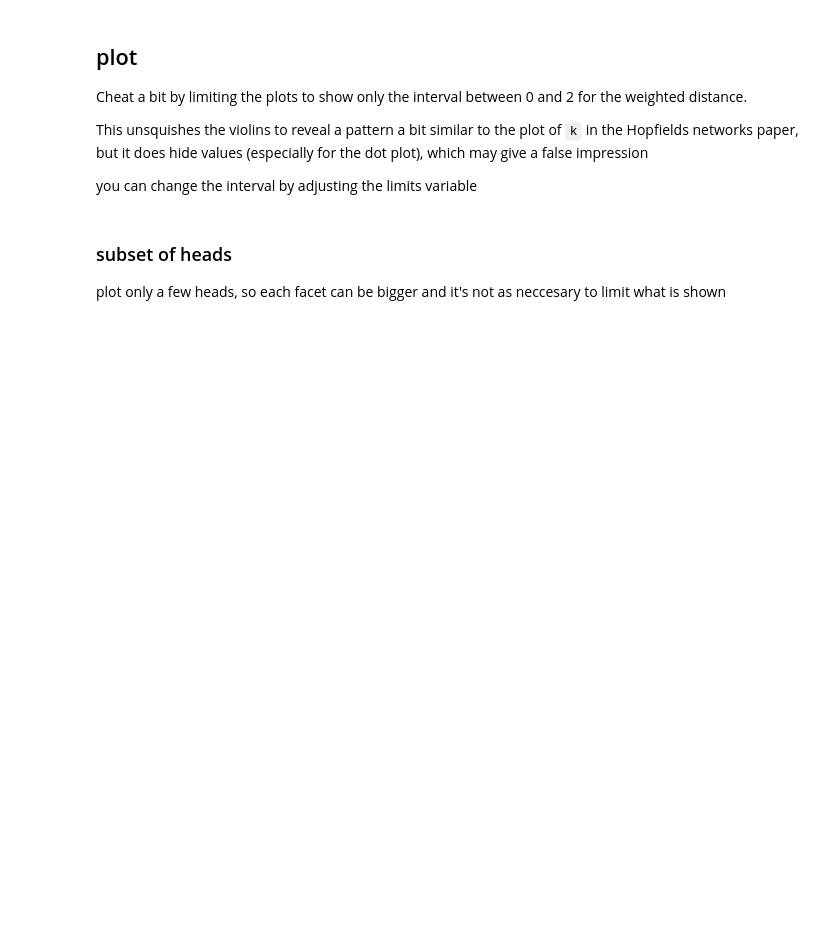
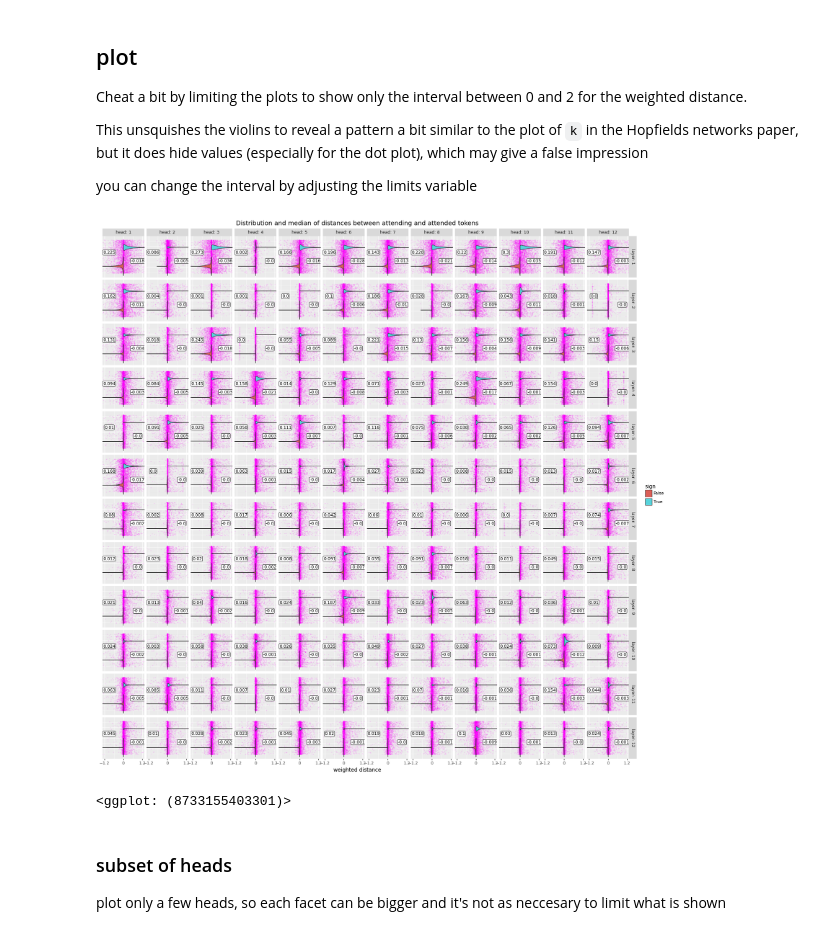
Before and after one commit to martijnvanbeers/nlp-attribution-notebooks, a Jupyter notebook: attention_viz-weighted_distance.ipynb, the cells around one changed output. Cells and saved outputs as stored; diff of their text form; code cells hidden in the pictures; blank space fills up the shorter version.

Commit message:
Stop using absolute distance

```diff
--- a/attention_viz-weighted_distance.ipynb
+++ b/attention_viz-weighted_distance.ipynb
@@ -110,6 +149,7 @@ for sentence, toklist in enumerate(att_mask.tolist()):
 # %% [markdown]
 ### calculate the weighted distances and their median per head
 # %%
-df['distance'] = (df['from_token'] - df['to_token']).abs()
+df['distance'] = (df['from_token'] - df['to_token'])
+df['sign'] = df['distance'] > 0
 # %%
 display(df)
@@ -121,7 +193,7 @@ with pd.option_context("max_rows", None):
 # %%
 df['weighted'] = df['distance'] * df['attention_fraction']
 # %%
-g = df.groupby(['layer', 'head'])
+g = df.groupby(['layer', 'head', 'sign'])
 median_dist = (g['weighted'].median()).reset_index().round(3)
 # %%
 display(median_dist)
@@ -136,22 +222,26 @@ paper, but it does hide values (especially for the dot plot), which may give a f
 you can change the interval by adjusting the limits variable
 # %%
 # plot it!
-limits = (0, 2)
+limits = (-1.2, 1.2)
 plotnine.options.figure_size = (20, 20)
 (ggplot(df, aes(1, "weighted"))  +
      geom_jitter(height=0, size=0.1, alpha=0.1, color="magenta") +
-     geom_violin(fill="lightblue") +
-     geom_label(data=median_dist, mapping=aes(x=1.2, y=limits[1] * .75, label="weighted")) +
+     geom_violin(mapping=aes(fill="sign")) +
+     geom_label(data=median_dist[median_dist['sign'] == True], mapping=aes(x=1.1, y=limits[0] * .75, label="weighted"), label_padding=0.1, size=9) +
+     geom_label(data=median_dist[median_dist['sign'] == False], mapping=aes(x=0.9, y=limits[1] * .75, label="weighted"), label_padding=0.1, size=9) +
      scale_y_continuous(breaks=np.linspace(*limits, num=3)) +
      facet_grid("layer ~ head", labeller="label_both") +
      coord_flip(ylim=limits) +
      labs(
              x = "",
              y = "weighted distance",
              title = "Distribution and median of distances between attending and attended tokens"
          ) +
      theme(
              axis_text_y = element_blank(),
              axis_ticks_major_y = element_blank()
          )
 )
+# %% [output]
+[figure, added]
+<ggplot: (8733155403301)>
```
Also changed, not shown: parts of 10 cells of this notebook.
